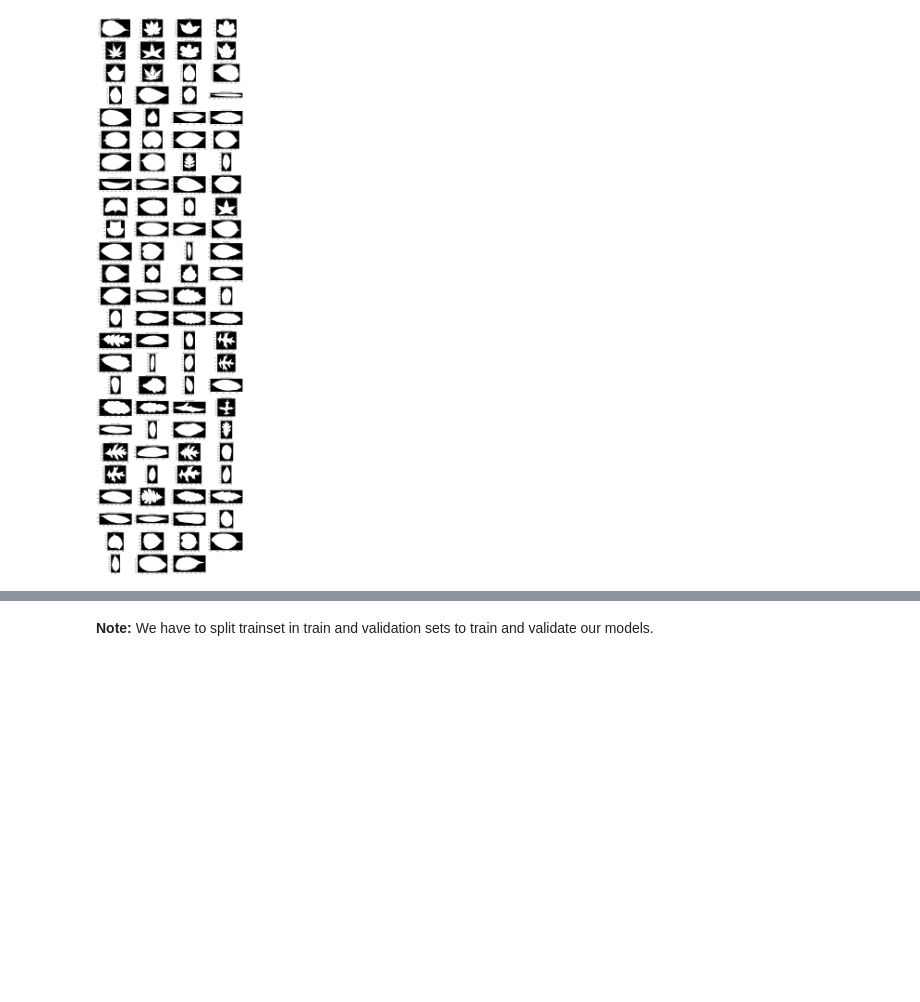
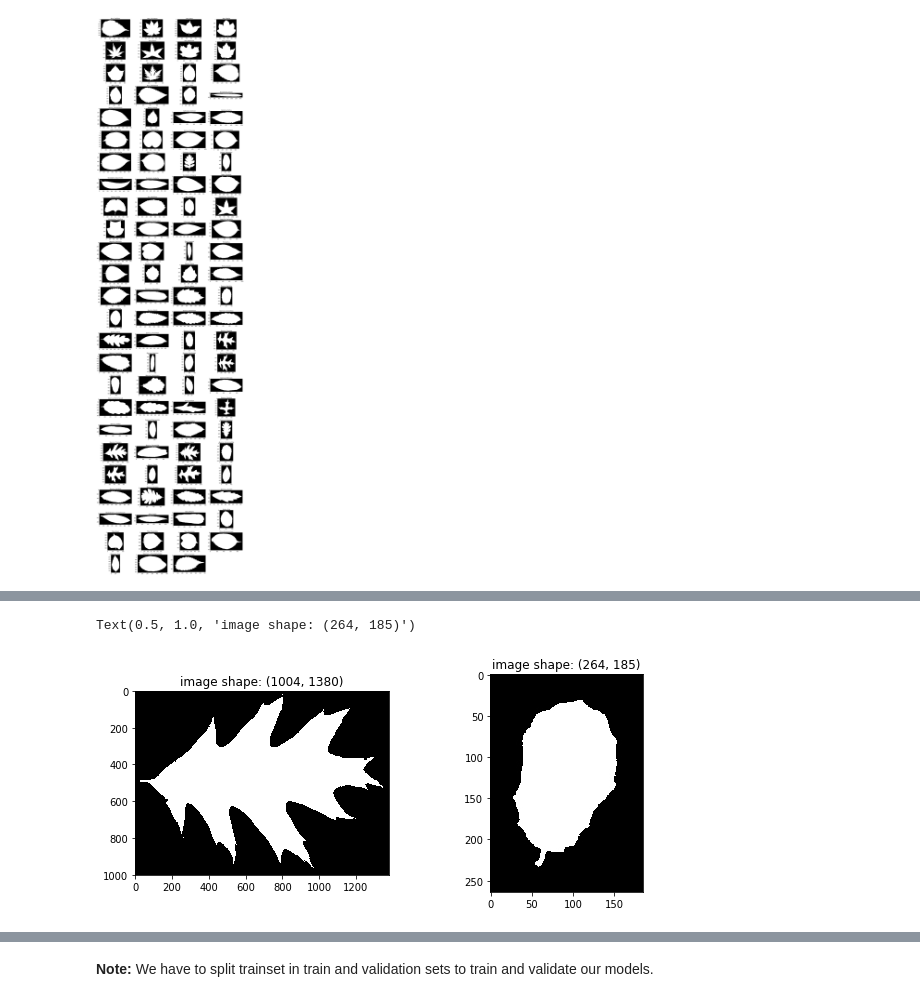
Before and after one commit to DaielChom/ann_leaf_classification, a Jupyter notebook: 02 - Data exploration.ipynb, the cells around one changed output, grey strips where cells are left out. Drawn from its saved outputs; the diff is of its cells as text; code cells hidden in the pictures; blank space fills up the shorter version.

```diff
--- a/02 - Data exploration.ipynb
+++ b/02 - Data exploration.ipynb
@@ -157,0 +177,20 @@ for n, idx in enumerate(id_per_specie):
+# %%
+maxid = np.argmax([np.sum(i) for i in image_shapes])
+minid = np.argmin([np.sum(i) for i in image_shapes])
+# %%
+maxid = ids_shapes[maxid]
+minid = ids_shapes[minid]
+# %%
+big_image = train_images[maxid]
+small_image = train_images[minid]
+# %%
+plt.figure(figsize=(10,4))
+plt.subplot(121)
+plt.imshow(big_image, cmap="Greys_r")
+plt.title("image shape: {}".format(big_image.shape))
+plt.subplot(122)
+plt.imshow(small_image, cmap="Greys_r")
+plt.title("image shape: {}".format(small_image.shape))
+# %% [output]
+Text(0.5, 1.0, 'image shape: (264, 185)')
+[figure, added]
```
Also changed, not shown: parts of 15 cells of this notebook.
